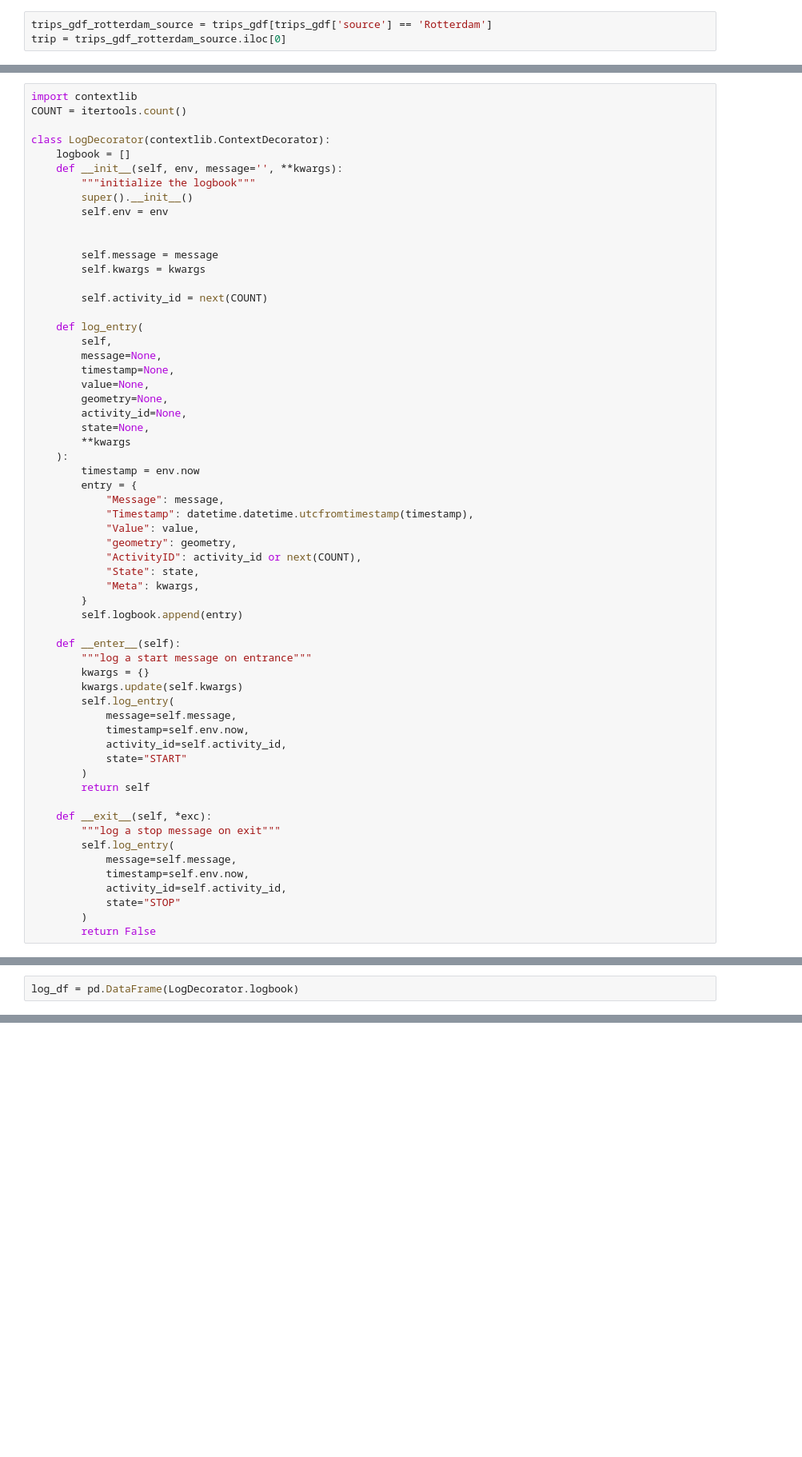
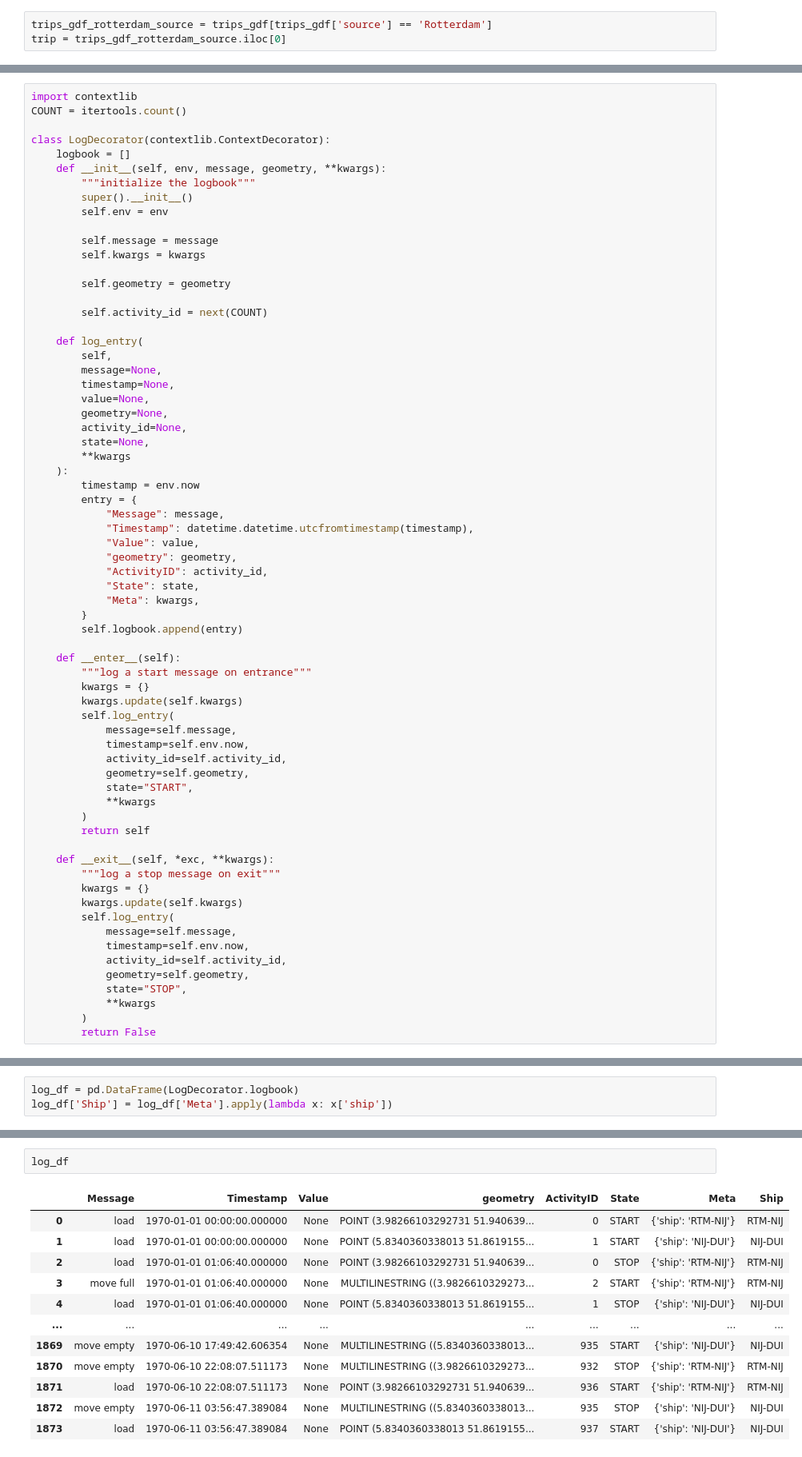
Before and after one commit to Deltares-research/digitaltwin-waterway, a Jupyter notebook: notebooks/scenarios/hubs-spokes.ipynb, the cells around one changed output, grey strips where cells are left out. Shown at 80% size. Cells and saved outputs as stored; diff of their text form; blank space fills up the shorter version.

```diff
--- a/notebooks/scenarios/hubs-spokes.ipynb
+++ b/notebooks/scenarios/hubs-spokes.ipynb
@@ -129,14 +140,15 @@ COUNT = itertools.count()
 
 class LogDecorator(contextlib.ContextDecorator):
     logbook = []
-    def __init__(self, env, message='', **kwargs):
+    def __init__(self, env, message, geometry, **kwargs):
         """initialize the logbook"""
         super().__init__()
         self.env = env
 
-
         self.message = message
         self.kwargs = kwargs
+
+        self.geometry = geometry
 
         self.activity_id = next(COUNT)
 
@@ -156,7 +168,7 @@ class LogDecorator(contextlib.ContextDecorator):
             "Timestamp": datetime.datetime.utcfromtimestamp(timestamp),
             "Value": value,
             "geometry": geometry,
-            "ActivityID": activity_id or next(COUNT),
+            "ActivityID": activity_id,
             "State": state,
             "Meta": kwargs,
         }
@@ -170,16 +182,22 @@ class LogDecorator(contextlib.ContextDecorator):
             message=self.message,
             timestamp=self.env.now,
             activity_id=self.activity_id,
-            state="START"
+            geometry=self.geometry,
+            state="START",
+            **kwargs
         )
         return self
 
-    def __exit__(self, *exc):
+    def __exit__(self, *exc, **kwargs):
         """log a stop message on exit"""
+        kwargs = {}
+        kwargs.update(self.kwargs)
         self.log_entry(
             message=self.message,
             timestamp=self.env.now,
             activity_id=self.activity_id,
-            state="STOP"
+            geometry=self.geometry,
+            state="STOP",
+            **kwargs
         )
         return False
@@ -279,3 +312,4 @@ Arrived at 18008346 13903687.51117325
 # %%
 log_df = pd.DataFrame(LogDecorator.logbook)
+log_df['Ship'] = log_df['Meta'].apply(lambda x: x['ship'])
 # %%
@@ -298,0 +324,15 @@ log_df = pd.DataFrame(LogDecorator.logbook)
+# %%
+log_df
+# %% [output]
+|  | Message | Timestamp | Value | geometry | ActivityID | State | Meta | Ship |
+| 0 | load | 1970-01-01 00:00:00.000000 | None | POINT (3.98266103292731 51.940639... | 0 | START | {'ship': 'RTM-NIJ'} | RTM-NIJ |
+| 1 | load | 1970-01-01 00:00:00.000000 | None | POINT (5.8340360338013 51.8619155... | 1 | START | {'ship': 'NIJ-DUI'} | NIJ-DUI |
+| 2 | load | 1970-01-01 01:06:40.000000 | None | POINT (3.98266103292731 51.940639... | 0 | STOP | {'ship': 'RTM-NIJ'} | RTM-NIJ |
+| 3 | move full | 1970-01-01 01:06:40.000000 | None | MULTILINESTRING ((3.9826610329273... | 2 | START | {'ship': 'RTM-NIJ'} | RTM-NIJ |
+| 4 | load | 1970-01-01 01:06:40.000000 | None | POINT (5.8340360338013 51.8619155... | 1 | STOP | {'ship': 'NIJ-DUI'} | NIJ-DUI |
+| ... | ... | ... | ... | ... | ... | ... | ... | ... |
+| 1869 | move empty | 1970-06-10 17:49:42.606354 | None | MULTILINESTRING ((5.8340360338013... | 935 | START | {'ship': 'NIJ-DUI'} | NIJ-DUI |
+| 1870 | move empty | 1970-06-10 22:08:07.511173 | None | MULTILINESTRING ((3.9826610329273... | 932 | STOP | {'ship': 'RTM-NIJ'} | RTM-NIJ |
+| 1871 | load | 1970-06-10 22:08:07.511173 | None | POINT (3.98266103292731 51.940639... | 936 | START | {'ship': 'RTM-NIJ'} | RTM-NIJ |
+| 1872 | move empty | 1970-06-11 03:56:47.389084 | None | MULTILINESTRING ((5.8340360338013... | 935 | STOP | {'ship': 'NIJ-DUI'} | NIJ-DUI |
+| 1873 | load | 1970-06-11 03:56:47.389084 | None | POINT (5.8340360338013 51.8619155... | 937 | START | {'ship': 'NIJ-DUI'} | NIJ-DUI |
```
Also changed, not shown: parts of 12 cells of this notebook.
